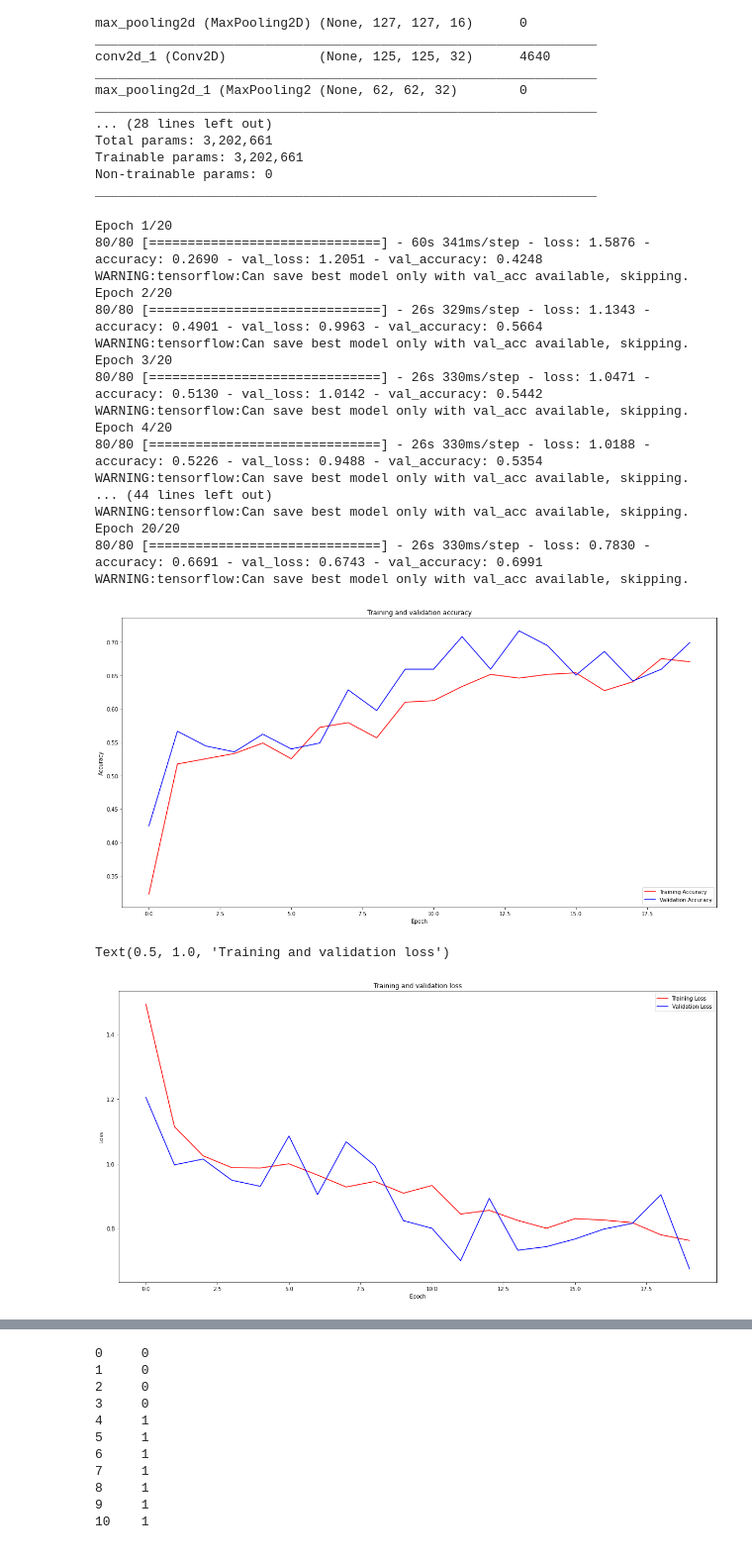
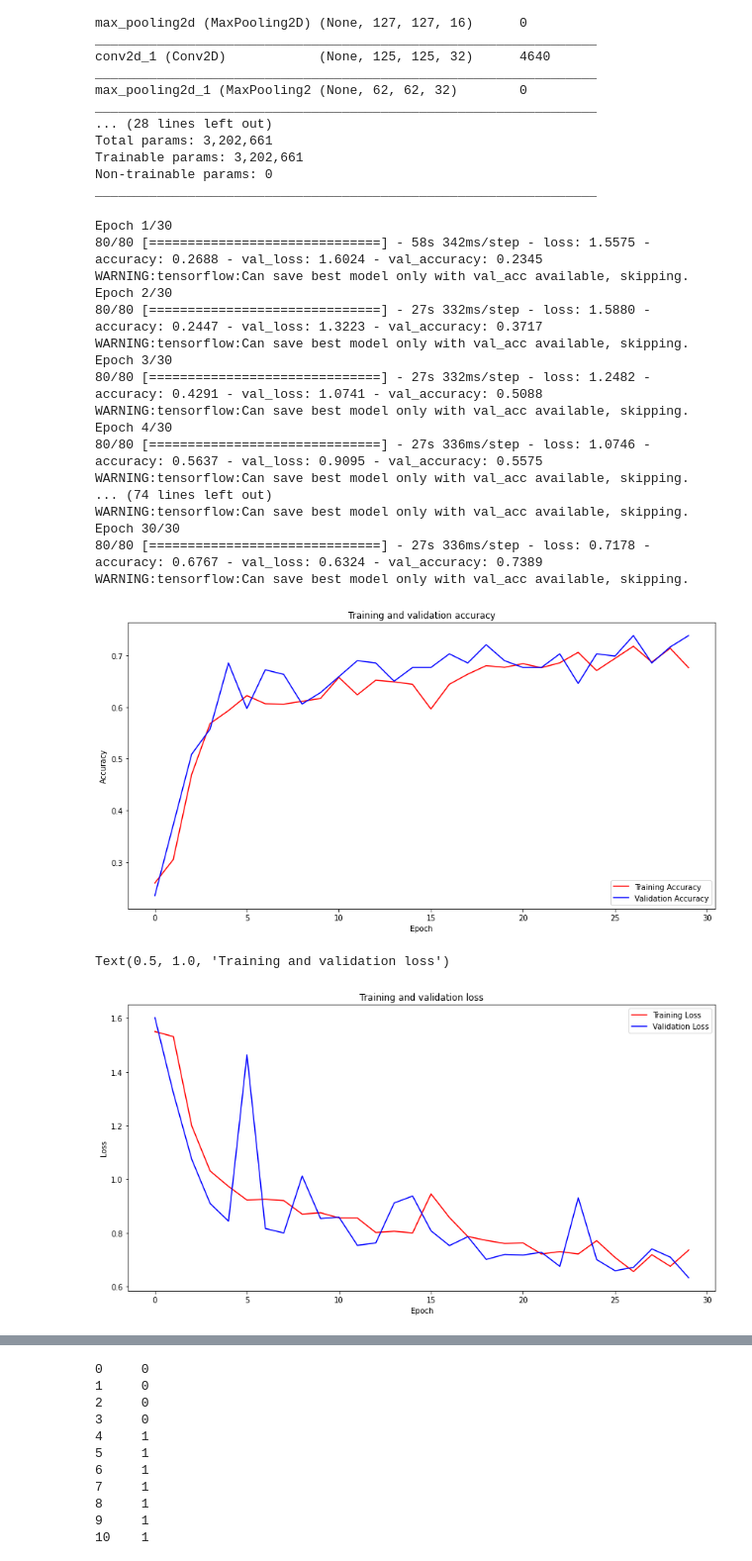
Before and after one commit to theclassofai/Multiclass_Image_Classification, a Jupyter notebook: Multiclass_Classification_CNN_DataAug.ipynb, the cells around one changed output, grey strips where cells are left out. Shown: that part at 99% size. Drawn from its saved outputs; the diff is of its cells as text; code cells hidden in the pictures.

```diff
--- a/Multiclass_Classification_CNN_DataAug.ipynb
+++ b/Multiclass_Classification_CNN_DataAug.ipynb
@@ -224,29 +228,22 @@ Found 226 images belonging to 5 classes.
 # %%
 callbacks = EarlyStopping(monitor='val_loss', patience=5, verbose=1, mode='auto')
 # autosave best Model
-best_model_file = '/content/CNN_aug_drop25_best_weights_256.h5'
+best_model_file = '/content/CNN_aug_best_weights.h5'
 best_model = ModelCheckpoint(best_model_file, monitor='val_acc', verbose = 1, save_best_only = True)
 # %%
 model = Sequential([
-    Conv2D(16, (3, 3), activation='relu', input_shape=(img_height, img_width, 3)),
-    MaxPooling2D(2, 2),
-
-    Conv2D(32, (3, 3), activation='relu'),
-    MaxPooling2D(2, 2),
-
+    Conv2D(16, (3, 3), activation='relu', input_shape=(img_height, img_width, 3)), MaxPooling2D(2, 2),
+    Conv2D(32, (3, 3), activation='relu'), MaxPooling2D(2, 2),
     Conv2D(64, (3, 3), activation='relu'),
     Conv2D(64, (3, 3), activation='relu'),
     MaxPooling2D(2, 2),
-
     Conv2D(128, (3, 3), activation='relu'),
     Conv2D(128, (3, 3), activation='relu'),
     MaxPooling2D(2, 2),
-
     Conv2D(256, (3, 3), activation='relu'),
     Conv2D(256, (3, 3), activation='relu'),
     Conv2D(256, (3, 3), activation='relu'),
     MaxPooling2D(2, 2),
-
     Flatten(),
     Dense(512, activation='relu'),
     Dense(512, activation='relu'),
@@ -277,28 +274,28 @@ model.compile(optimizer='Adam',
               metrics =['accuracy'])
 # %%
 history = model.fit_generator(train_generator,
-                              epochs=20,
+                              epochs=30,
                               verbose=1,
                               validation_data=validation_generator,
                               callbacks = [best_model]
                               )
 # %% [output]
-Epoch 1/20
-80/80 [==============================] - 60s 341ms/step - loss: 1.5876 - accuracy: 0.2690 - val_loss: 1.2051 - val_accuracy: 0.4248
+Epoch 1/30
+80/80 [==============================] - 58s 342ms/step - loss: 1.5575 - accuracy: 0.2688 - val_loss: 1.6024 - val_accuracy: 0.2345
 WARNING:tensorflow:Can save best model only with val_acc available, skipping.
-Epoch 2/20
-80/80 [==============================] - 26s 329ms/step - loss: 1.1343 - accuracy: 0.4901 - val_loss: 0.9963 - val_accuracy: 0.5664
+Epoch 2/30
+80/80 [==============================] - 27s 332ms/step - loss: 1.5880 - accuracy: 0.2447 - val_loss: 1.3223 - val_accuracy: 0.3717
 WARNING:tensorflow:Can save best model only with val_acc available, skipping.
-Epoch 3/20
-80/80 [==============================] - 26s 330ms/step - loss: 1.0471 - accuracy: 0.5130 - val_loss: 1.0142 - val_accuracy: 0.5442
+Epoch 3/30
+80/80 [==============================] - 27s 332ms/step - loss: 1.2482 - accuracy: 0.4291 - val_loss: 1.0741 - val_accuracy: 0.5088
 WARNING:tensorflow:Can save best model only with val_acc available, skipping.
-Epoch 4/20
-80/80 [==============================] - 26s 330ms/step - loss: 1.0188 - accuracy: 0.5226 - val_loss: 0.9488 - val_accuracy: 0.5354
+Epoch 4/30
+80/80 [==============================] - 27s 336ms/step - loss: 1.0746 - accuracy: 0.5637 - val_loss: 0.9095 - val_accuracy: 0.5575
 WARNING:tensorflow:Can save best model only with val_acc available, skipping.
-... (44 lines left out)
+... (74 lines left out)
 WARNING:tensorflow:Can save best model only with val_acc available, skipping.
-Epoch 20/20
-80/80 [==============================] - 26s 330ms/step - loss: 0.7830 - accuracy: 0.6691 - val_loss: 0.6743 - val_accuracy: 0.6991
+Epoch 30/30
+80/80 [==============================] - 27s 336ms/step - loss: 0.7178 - accuracy: 0.6767 - val_loss: 0.6324 - val_accuracy: 0.7389
 WARNING:tensorflow:Can save best model only with val_acc available, skipping.
 # %%
 acc=history.history['accuracy']
@@ -308,7 +305,7 @@ val_loss=history.history['val_loss']
 
 epochs=range(len(acc))
 
-fig = plt.figure(figsize=(20,10))
+fig = plt.figure(figsize=(14,7))
 plt.plot(epochs, acc, 'r', label="Training Accuracy")
 plt.plot(epochs, val_acc, 'b', label="Validation Accuracy")
 plt.xlabel('Epoch')
@@ -317,18 +314,18 @@ plt.title('Training and validation accuracy')
 plt.legend(loc='lower right')
 plt.show()
 # %% [output]
-[figure, old version]
+[figure, new version]
 # %%
-fig2 = plt.figure(figsize=(20,10))
+fig2 = plt.figure(figsize=(14,7))
 plt.plot(epochs, loss, 'r', label="Training Loss")
 plt.plot(epochs, val_loss, 'b', label="Validation Loss")
 plt.legend(loc='upper right')
 plt.xlabel('Epoch')
 plt.ylabel('Loss')
 plt.title('Training and validation loss')
 # %% [output]
 Text(0.5, 1.0, 'Training and validation loss')
-[figure, old version]
+[figure, new version]
 # %%
 ## Test Performance on Test Data
 import pandas as pd
```
Also changed, not shown: parts of 18 cells of this notebook.
